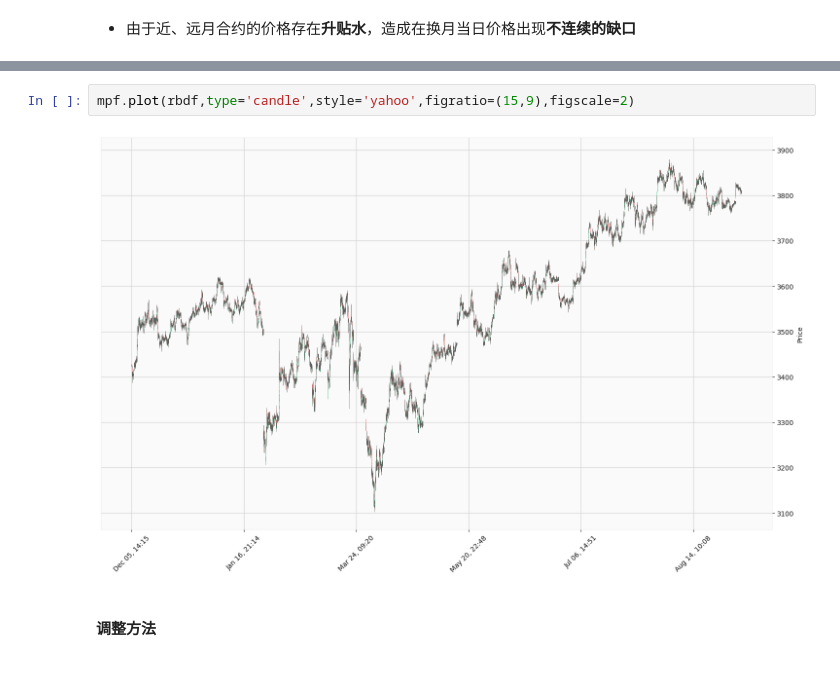
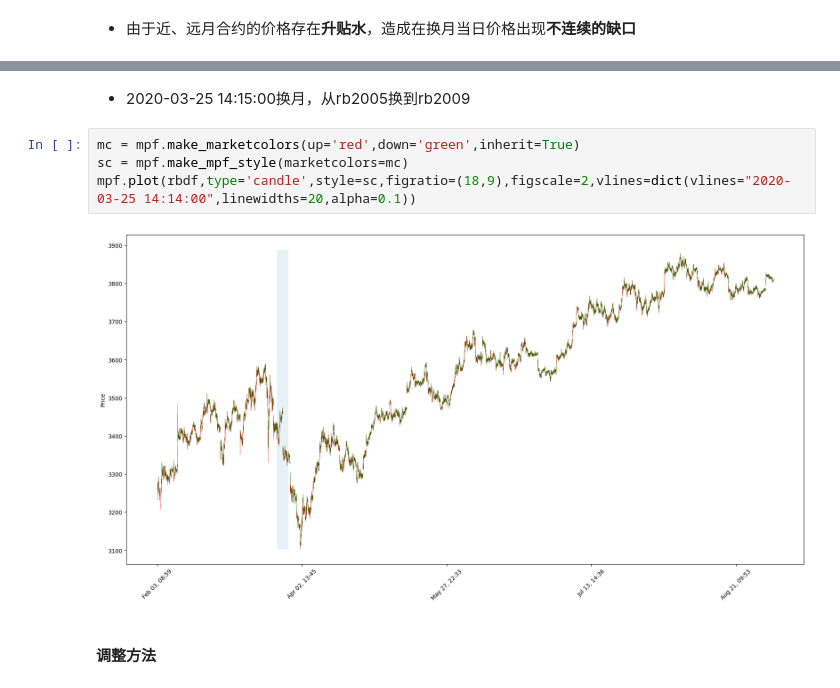
Before and after one commit to christinemu/quant-trading, a Jupyter notebook: tradingModels.ipynb, the cells around one changed output, grey strips where cells are left out. Cells and saved outputs as stored; diff of their text form.

```diff
--- a/tradingModels.ipynb
+++ b/tradingModels.ipynb
@@ -508,7 +506,11 @@ rbdf.head()
-# %%
-mpf.plot(rbdf,type='candle',style='yahoo',figratio=(15,9),figscale=2)
-# %% [output]
-[figure, removed]
+# %% [markdown]
+- 2020-03-25 14:15:00换月，从rb2005换到rb2009
+# %%
+mc = mpf.make_marketcolors(up='red',down='green',inherit=True)
+sc = mpf.make_mpf_style(marketcolors=mc)
+mpf.plot(rbdf,type='candle',style=sc,figratio=(18,9),figscale=2,vlines=dict(vlines="2020-03-25 14:14:00",linewidths=20,alpha=0.1))
+# %% [output]
+[figure, added]
 # %% [markdown]
 #### 调整方法
 # %%
```
Also changed, not shown: parts of 9 cells of this notebook.
